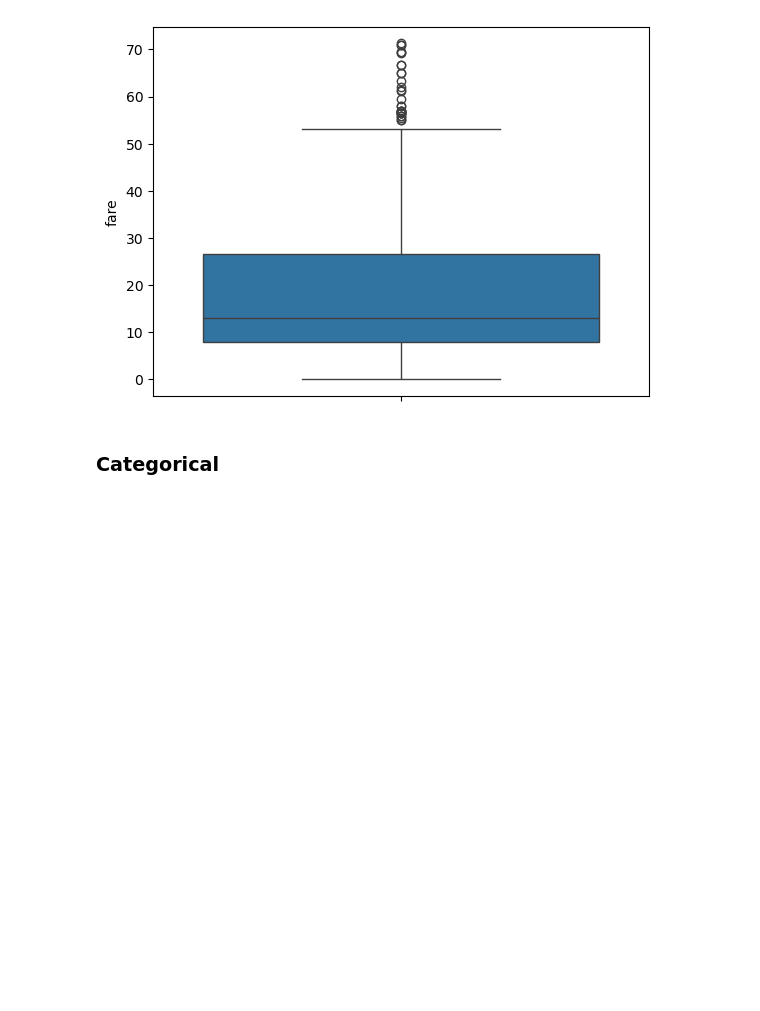
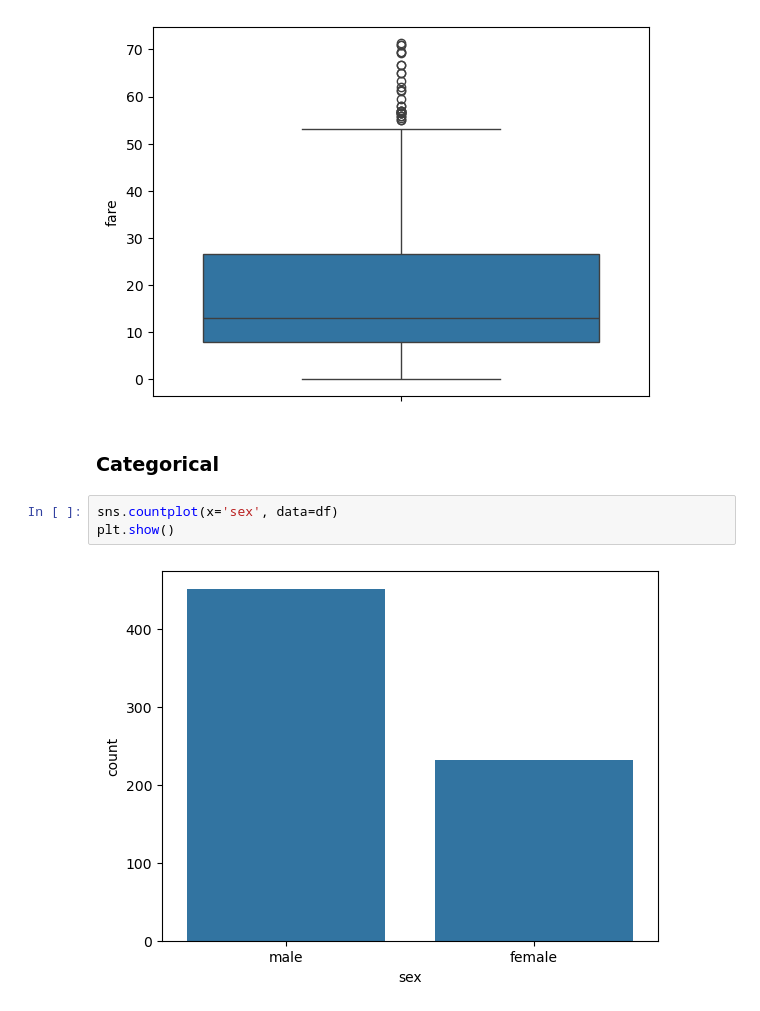
Before and after one commit to Niraj7272/DataScience, a Jupyter notebook: Practice/Project_cleaning_EDA_Feature-engineering/Titanic.ipynb, the cells around one changed output. Drawn from its saved outputs; the diff is of its cells as text; blank space fills up the shorter version.

```diff
--- a/Practice/Project_cleaning_EDA_Feature-engineering/Titanic.ipynb
+++ b/Practice/Project_cleaning_EDA_Feature-engineering/Titanic.ipynb
@@ -343,3 +343,8 @@ plt.show()
 [figure]
 # %% [markdown]
 ### Categorical
+# %%
+sns.countplot(x='sex', data=df)
+plt.show()
+# %% [output]
+[figure, added]
```
Also changed, not shown: parts of 9 cells of this notebook.
